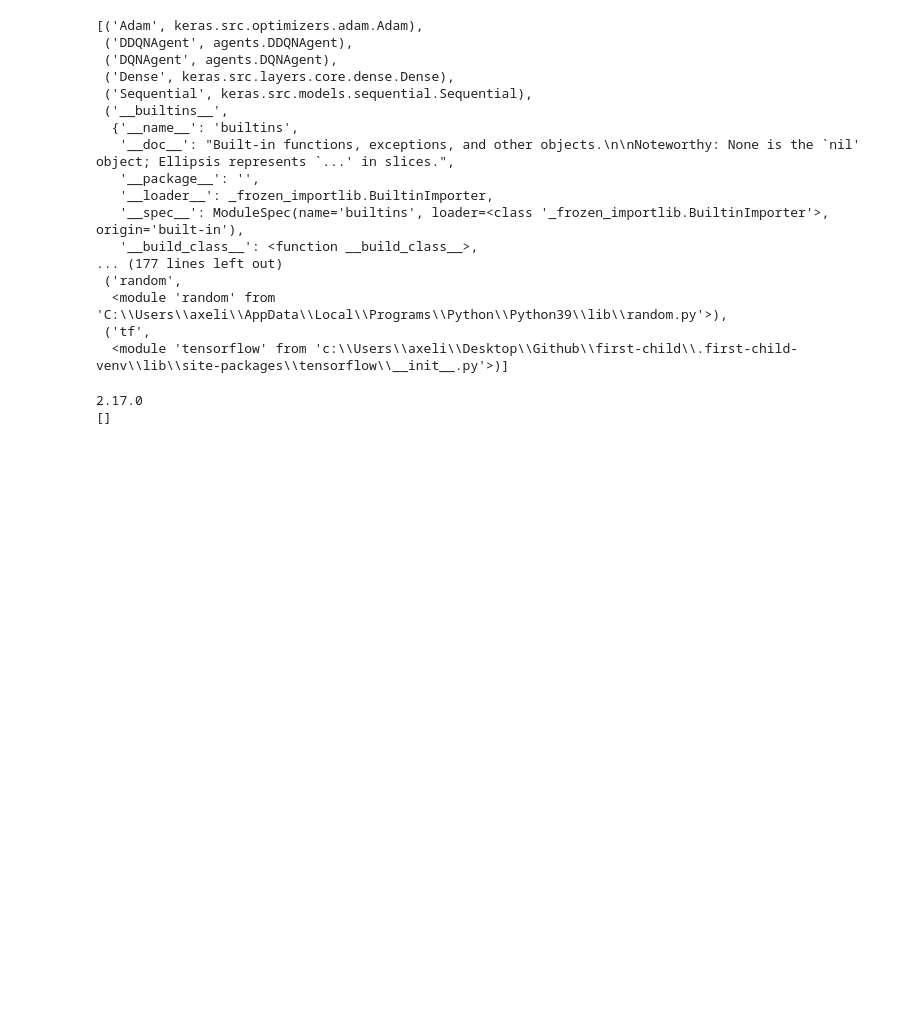
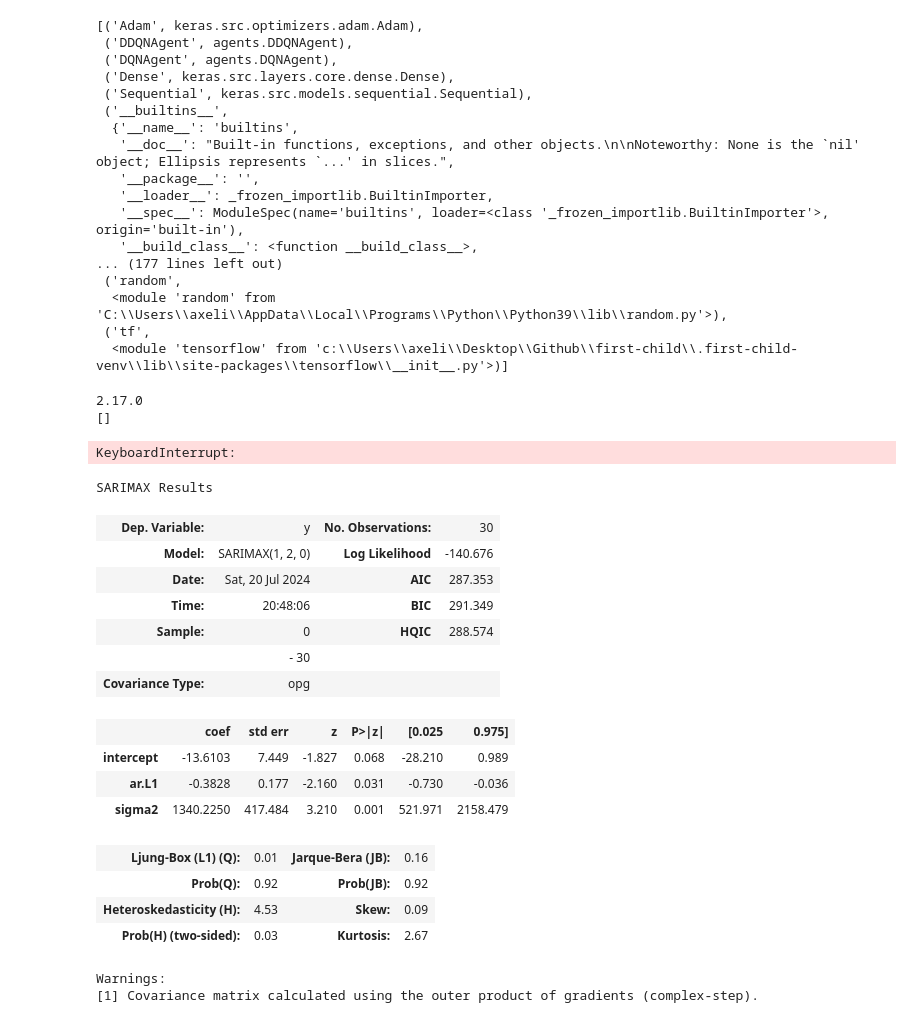
Before and after one commit to Axelio-Alison/first-child, a Jupyter notebook: Jupyter/first_child.ipynb, the cells around one changed output. Drawn from its saved outputs; the diff is of its cells as text; code cells hidden in the pictures; blank space fills up the shorter version.

```diff
--- a/Jupyter/first_child.ipynb
+++ b/Jupyter/first_child.ipynb
@@ -545,0 +440,66 @@ class DDQNAgent:
+# %%
+import warnings
+
+def arima_predict(s, p):
+    model = arima.auto_arima(s, start_q = 0, start_p = 0, max_p = 3, max_q = 3, n_jobs = -1)
+    return model.predict(p, s)#.iloc[p-1]
+
+#tickers_ind_dict['^DJI']['SMA_30'].iloc[29:].rolling(30).apply(arima_predict, kwargs = {'p' : 1})
+#tickers_ind_dict['^DJI']['SMA_30'].iloc[29:].rolling(30).apply(arima_predict, kwargs = {'p' : 2})
+#tickers_ind_dict['^DJI']['SMA_30'].iloc[29:].rolling(30).apply(arima_predict, kwargs = {'p' : 3})
+#arima_predict(tickers_ind_dict['^DJI']['SMA_30'].iloc[29:59], 1)
+
+start = 29
+
+data_pred_dict = {}
+
+for t in tickers:
+
+    #print(f"Starting Preditction for '{t}'...")
+
+    pred_dict = {'index' : [], 'SMA_30(1)' : [], 'EMA_30(1)' : []}
+
+    with warnings.catch_warnings():
+        warnings.simplefilter("ignore")
+        with tqdm.tqdm(range(start, 1130 - 30), unit = 'prediction') as tq_time:
+            tq_time.set_description(f"Ticker: {t}")
+            for i in tq_time:
+                pred_sma = arima_predict(tickers_ind_dict[t]['SMA_30'].iloc[start:i+30], 1)
+                pred_ema = arima_predict(tickers_ind_dict[t]['EMA_30'].iloc[start:i+30], 1)
+                pred_dict['index'].append(tickers_ind_dict[t]['SMA_30'].index[i+30])
+                pred_dict['SMA_30(1)'].append(pred_sma.iloc[0])
+                #pred_dict['SMA_30(2)'].append(pred_sma.iloc[1])
+                #pred_dict['SMA_30(3)'].append(pred_sma.iloc[2])
+                pred_dict['EMA_30(1)'].append(pred_ema.iloc[0])
+                #pred_dict['EMA_30(2)'].append(pred_ema.iloc[1])
+                #pred_dict['EMA_30(3)'].append(pred_ema.iloc[2])
+
+
+    data_pred_dict[t] = pd.DataFrame(pred_dict)
+# %% [output]
+KeyboardInterrupt:
+# %%
+from pmdarima import arima
+
+model = arima.auto_arima(tickers_ind_dict['^DJI']['SMA_30'].iloc[29:59])
+tickers_ind_dict['^DJI']['SMA_30'].iloc[29:59], model.predict(3, tickers_ind_dict['^DJI']['SMA_30'].iloc[29:50])
+model.summary()
+# %% [output]
+SARIMAX Results
+| Dep. Variable: | y | No. Observations: | 30 |
+| Model: | SARIMAX(1, 2, 0) | Log Likelihood | -140.676 |
+| Date: | Sat, 20 Jul 2024 | AIC | 287.353 |
+| Time: | 20:48:06 | BIC | 291.349 |
+| Sample: | 0 | HQIC | 288.574 |
+|  | - 30 |  |  |
+| Covariance Type: | opg |  |  |
+|  | coef | std err | z | P>|z| | [0.025 | 0.975] |
+| intercept | -13.6103 | 7.449 | -1.827 | 0.068 | -28.210 | 0.989 |
+| ar.L1 | -0.3828 | 0.177 | -2.160 | 0.031 | -0.730 | -0.036 |
+| sigma2 | 1340.2250 | 417.484 | 3.210 | 0.001 | 521.971 | 2158.479 |
+| Ljung-Box (L1) (Q): | 0.01 | Jarque-Bera (JB): | 0.16 |
+| Prob(Q): | 0.92 | Prob(JB): | 0.92 |
+| Heteroskedasticity (H): | 4.53 | Skew: | 0.09 |
+| Prob(H) (two-sided): | 0.03 | Kurtosis: | 2.67 |
+Warnings:
+[1] Covariance matrix calculated using the outer product of gradients (complex-step).
```
Also changed, not shown: parts of 16 cells of this notebook, 4 other files.
